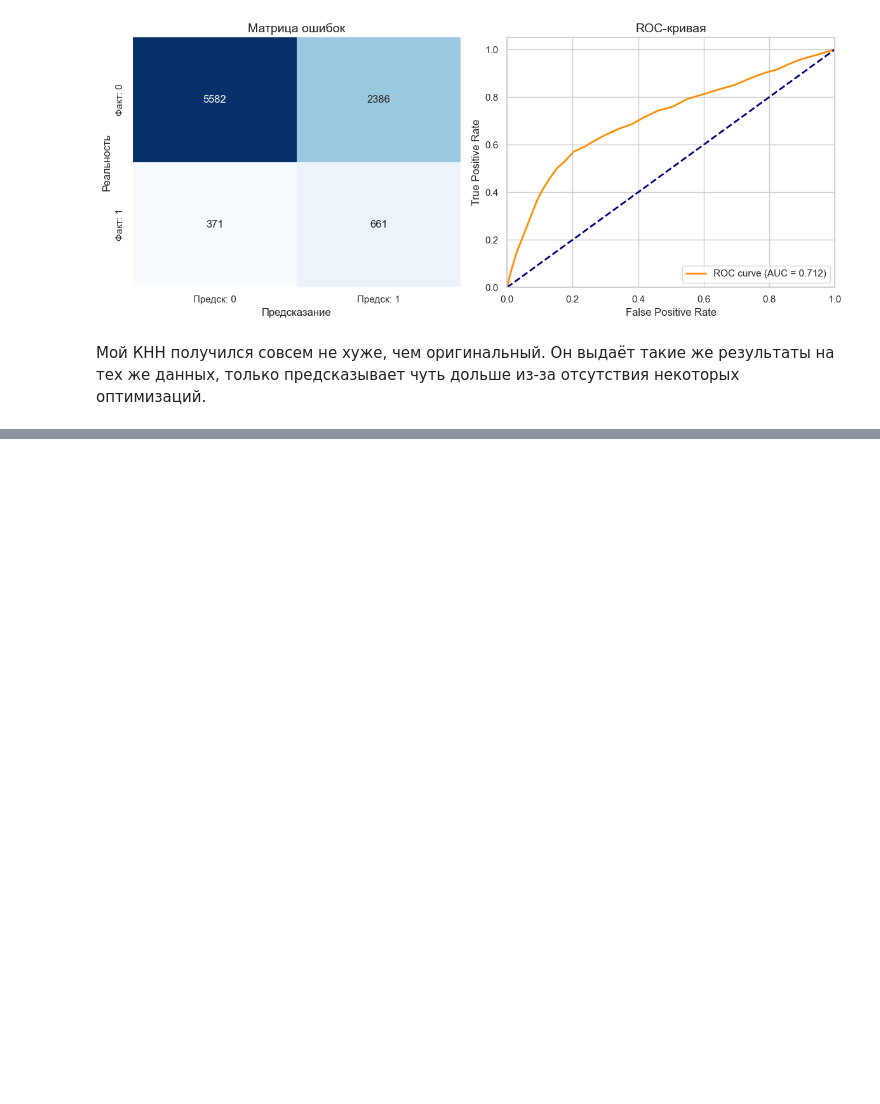
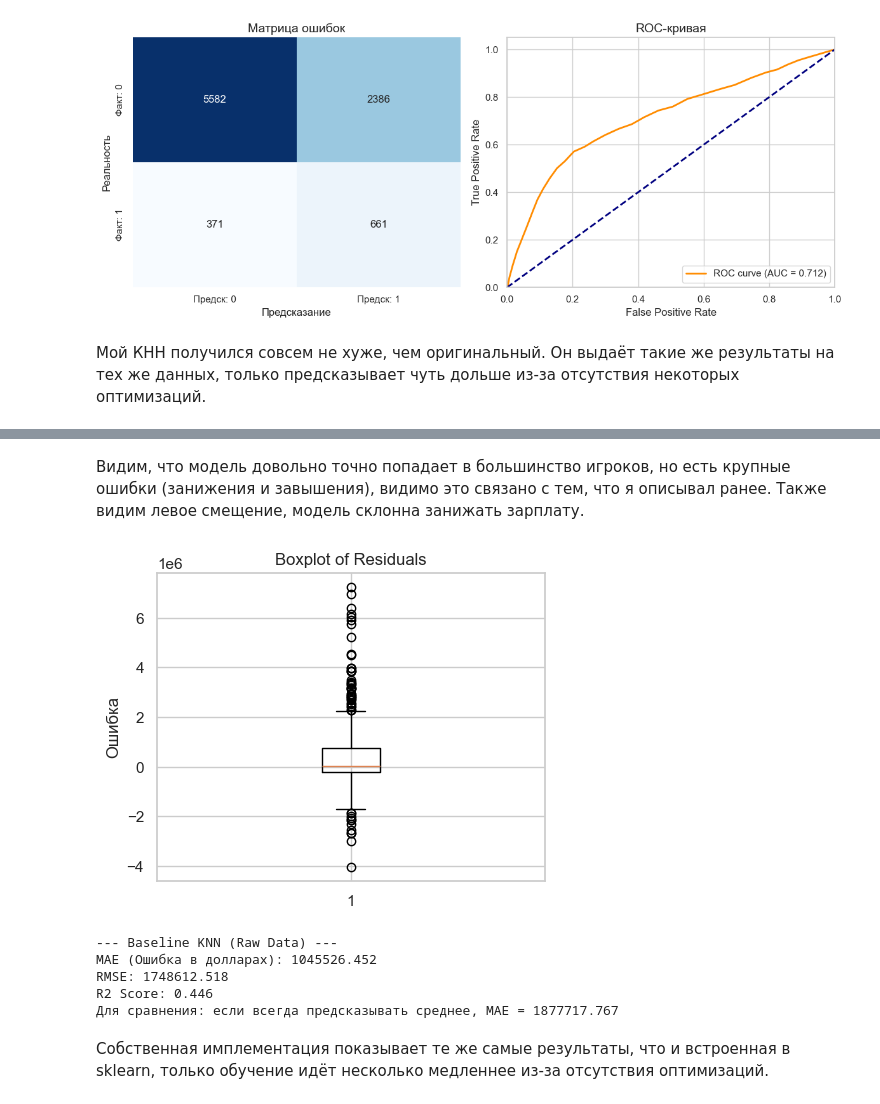
Before and after one commit to zloyaloha/ai-frameworks, a Jupyter notebook: lab1.ipynb, the cells around one changed output, grey strips where cells are left out. Cells and saved outputs as stored; diff of their text form; code cells hidden in the pictures; blank space fills up the shorter version.

```diff
--- a/lab1.ipynb
+++ b/lab1.ipynb
@@ -343,0 +610,11 @@ graphics(y_test_new, y_pred, y_prob)
+# %% [markdown]
+Видим, что модель довольно точно попадает в большинство игроков, но есть крупные ошибки (занижения и завышения), видимо это связано с тем, что я описывал ранее. Также видим левое смещение, модель склонна занижать зарплату.
+# %%
+plt.figure(figsize=(5,4))
+plt.boxplot(residuals, vert=True, showfliers=True)
+plt.title("Boxplot of Residuals")
+plt.ylabel("Ошибка")
+plt.grid(True)
+plt.show()
+# %% [output]
+[figure, added]
@@ -343,0 +666,32 @@ graphics(y_test_new, y_pred, y_prob)
+# %%
+from sklearn.preprocessing import RobustScaler
+
+my_knn_pipe = ImbPipeline([
+    ('scaler', RobustScaler()),
+    ('model', MyKNNRegressor(n_neighbors=13, metric="manhattan", weights="distance"))
+])
+
+y_train_log = np.log1p(y_train)
+
+my_knn_pipe.fit(X_train, y_train_log)
+
+y_pred_log = my_knn_pipe.predict(X_test)
+y_pred = np.expm1(y_pred_log)
+mae = mean_absolute_error(y_test, y_pred)
+rmse = np.sqrt(mean_squared_error(y_test, y_pred))
+r2 = r2_score(y_test, y_pred)
+base_mean_error = mean_absolute_error(y_test, [y_train.mean()]*len(y_test))
+
+print(f"--- Baseline KNN (Raw Data) ---")
+print(f"MAE (Ошибка в долларах): {mae:.3f}")
+print(f"RMSE: {rmse:.3f}")
+print(f"R2 Score: {r2:.3f}")
+print(f"Для сравнения: если всегда предсказывать среднее, MAE = {base_mean_error:.3f}")
+# %% [output]
+--- Baseline KNN (Raw Data) ---
+MAE (Ошибка в долларах): 1045526.452
+RMSE: 1748612.518
+R2 Score: 0.446
+Для сравнения: если всегда предсказывать среднее, MAE = 1877717.767
+# %% [markdown]
+Собственная имплементация показывает те же самые результаты, что и встроенная в sklearn, только обучение идёт несколько медленнее из-за отсутствия оптимизаций.
```
Also changed, not shown: parts of 23 cells of this notebook.
